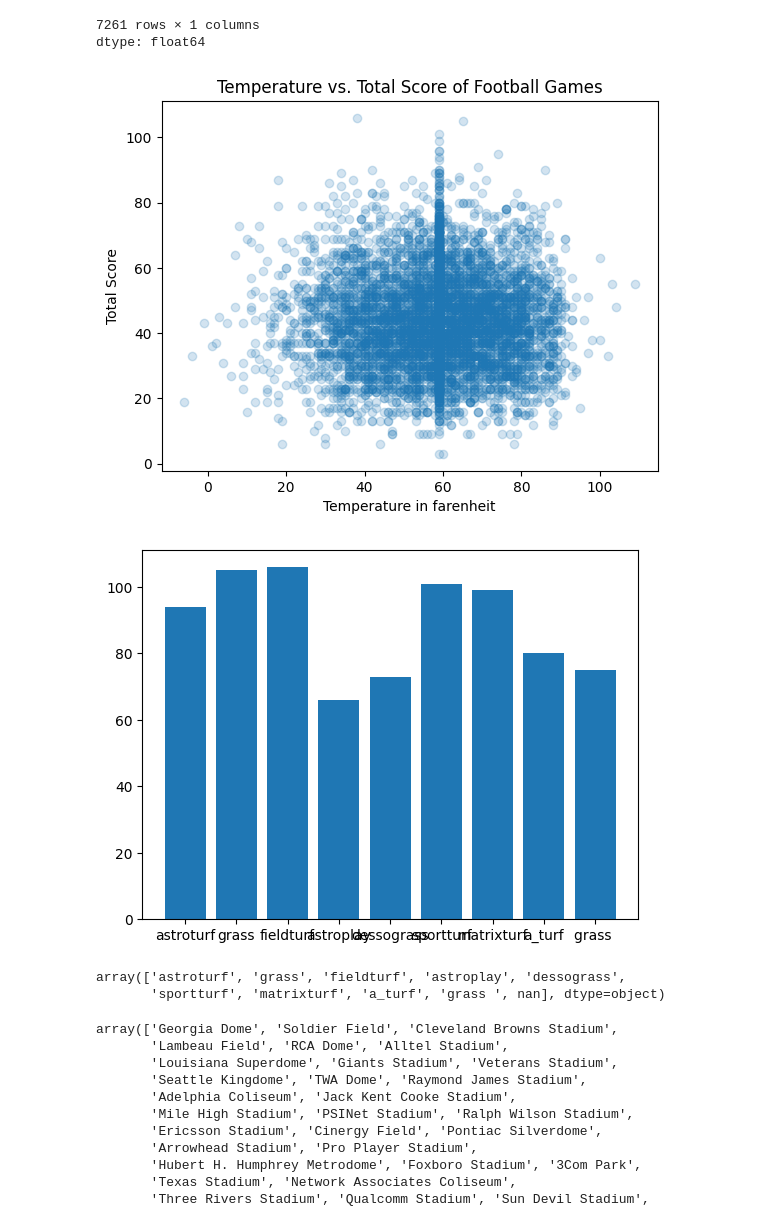
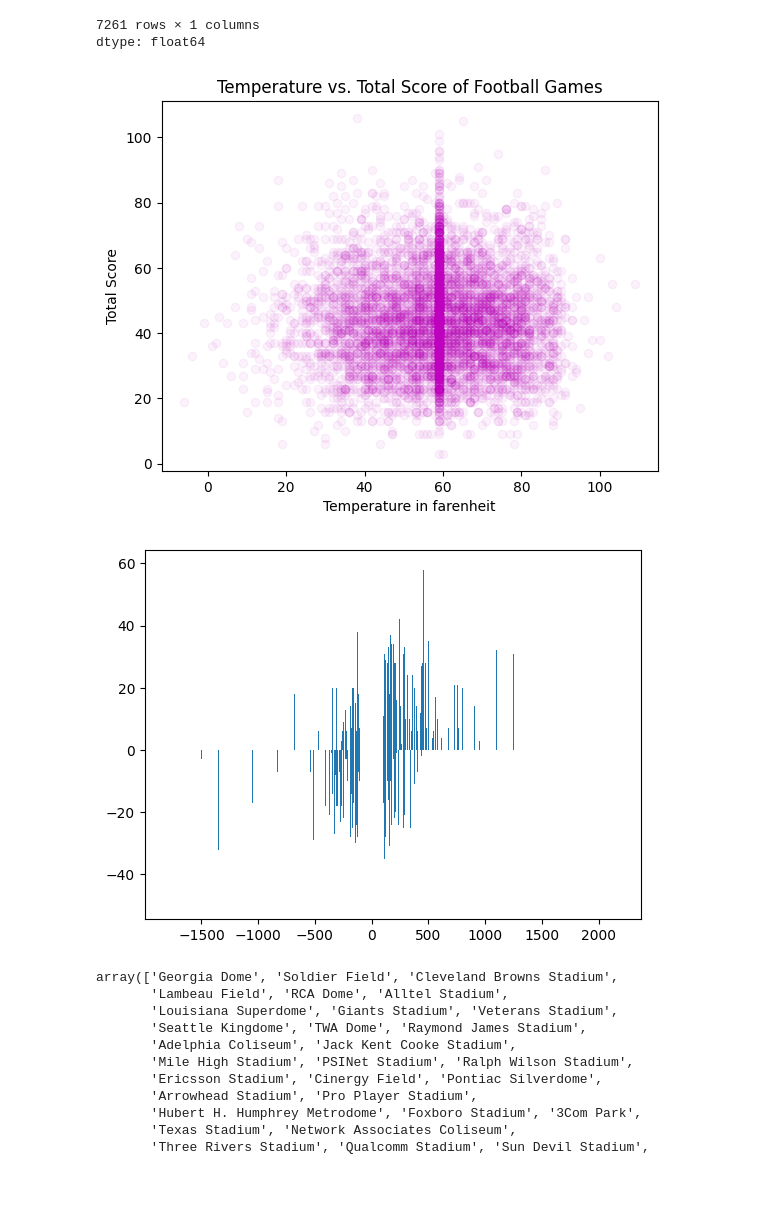
Before and after one commit to KPsimo/Kidus_Football_Games, a Jupyter notebook: DSRP_Project.ipynb, the cells around one changed output. Saved outputs shown, nothing was run; the diff lists cells and outputs as text; code cells hidden in the pictures; blank space fills up the shorter version.

```diff
--- a/DSRP_Project.ipynb
+++ b/DSRP_Project.ipynb
@@ -126,26 +98,22 @@ fixed_df.loc[fixed_df['Result'] == 0, 'Home Result'] = "Draw"
 categories = fixed_df['Temp']
 bars = fixed_df['Total']
 
-plt.scatter(categories, bars, alpha = 0.2)
+plt.scatter(categories, bars, alpha = 0.05, c= 'm')
 plt.title("Temperature vs. Total Score of Football Games")
 plt.ylabel("Total Score")
 plt.xlabel("Temperature in farenheit")
 plt.show()
 # %% [output]
-[figure, old version]
+[figure, new version]
 # %%
-plot_df = fixed_df[['Surface', 'Total']].dropna()
+plot_df = fixed_df[['Away Moneyline', 'Result']].dropna()
 plot_df.isnull().value_counts()
 plot_df
 
-plt.bar(plot_df['Surface'], plot_df['Total'])
+plt.bar(plot_df['Away Moneyline'], plot_df['Result'])
 plt.show()
-
-fixed_df['Surface'].unique()
 # %% [output]
-[figure, old version]
+[figure, new version]
-array(['astroturf', 'grass', 'fieldturf', 'astroplay', 'dessograss',
-       'sportturf', 'matrixturf', 'a_turf', 'grass ', nan], dtype=object)
 # %%
 df['Stadium'].unique()
 # %% [output]
```
Also changed, not shown: parts of 7 cells of this notebook.
